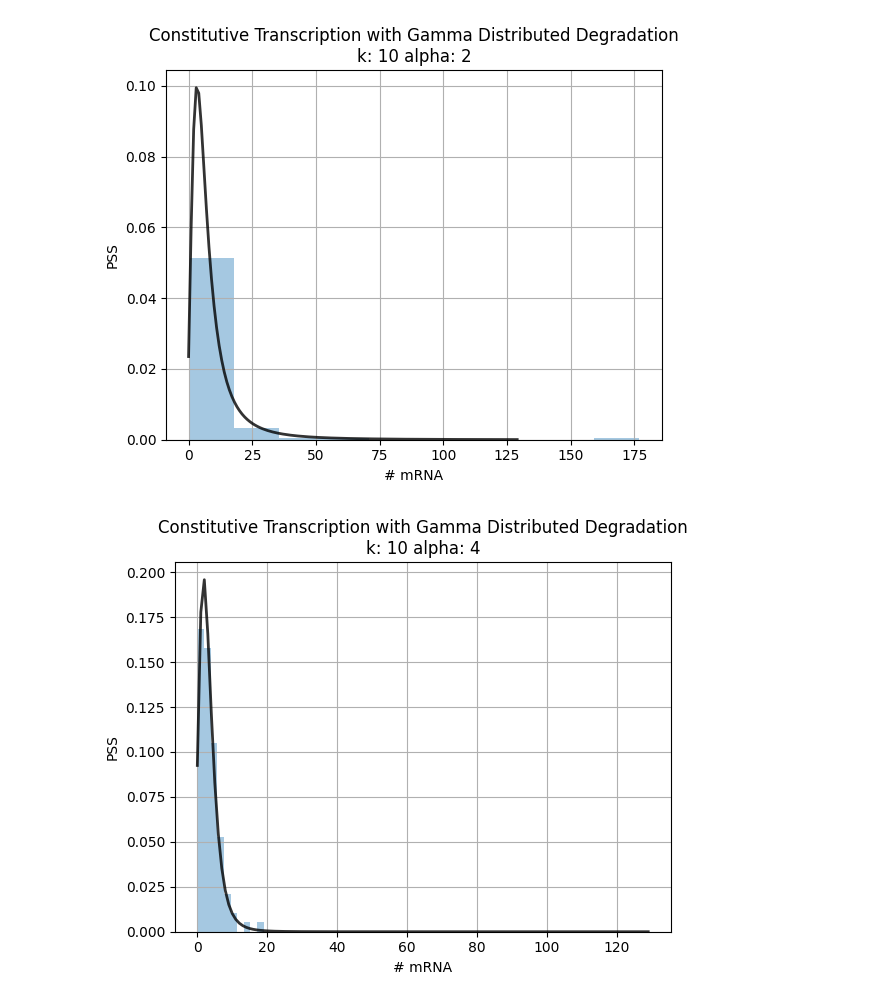
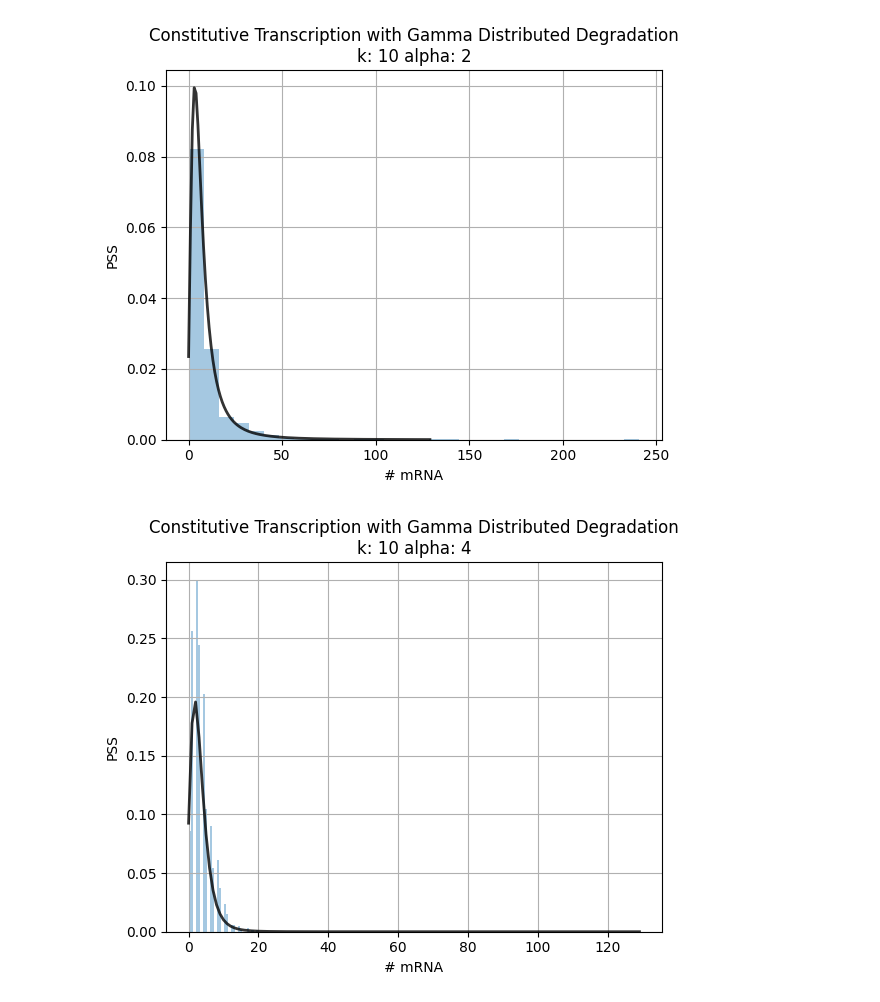
Before and after one commit to mtcarilli/bursty-deg-cme, a Jupyter notebook: gammaDegradation.ipynb, the cells around one changed output. Saved outputs shown, nothing was run; the diff lists cells and outputs as text; code cells hidden in the pictures.

```diff
--- a/gammaDegradation.ipynb
+++ b/gammaDegradation.ipynb
@@ -83,19 +83,19 @@ def analyticalSolutionPSS(n,args):
 # %%
 T = 100
 k = 10
-for alpha in [2,4,5,6,7]:
+for alpha in [2,4,5,]:
   args_ = {'k' : k, 'alpha' : alpha}
-  rxns = runRxns(0,T,args_,updateRules,100)
+  rxns = runRxns(0,T,args_,updateRules,1000)
   PSS = analyticalSolutionPSS(np.arange(0,130),args_)
 
   plt.plot(PSS,color='black',linewidth=2,alpha=0.8)
 
-  plt.hist(rxns,density=True,alpha=0.4)
+  plt.hist(rxns,density=True,alpha=0.4,bins=30)
   plt.xlabel('# mRNA')
   plt.ylabel('PSS')
   plt.title(f'Constitutive Transcription with Gamma Distributed Degradation\nk: {k} alpha: {alpha}')
   plt.grid()
   plt.show()
 # %% [output]
-[figure, old version]
+[figure, new version]
-[figure, old version]
+[figure, new version]
```
Also changed, not shown: parts of 1 cell of this notebook.
